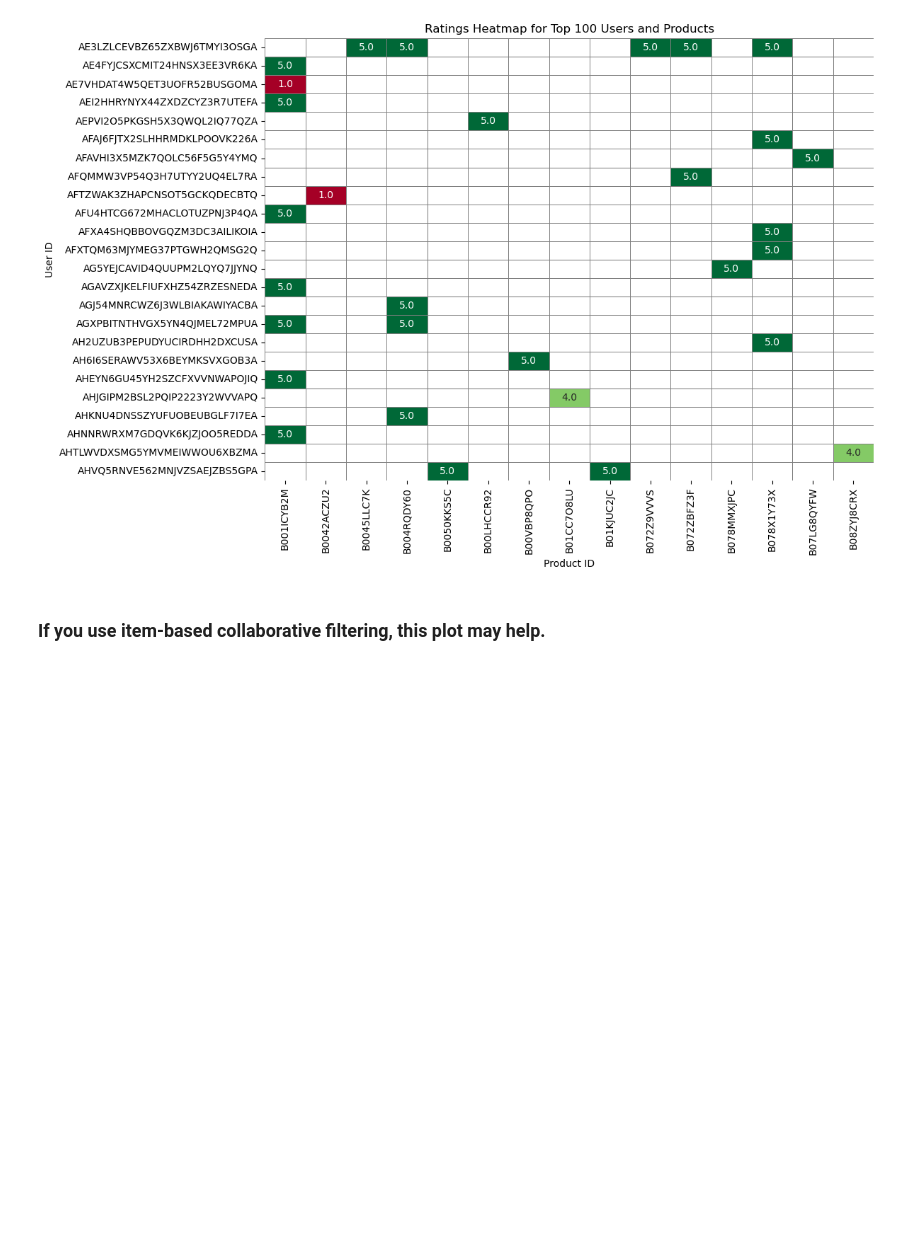
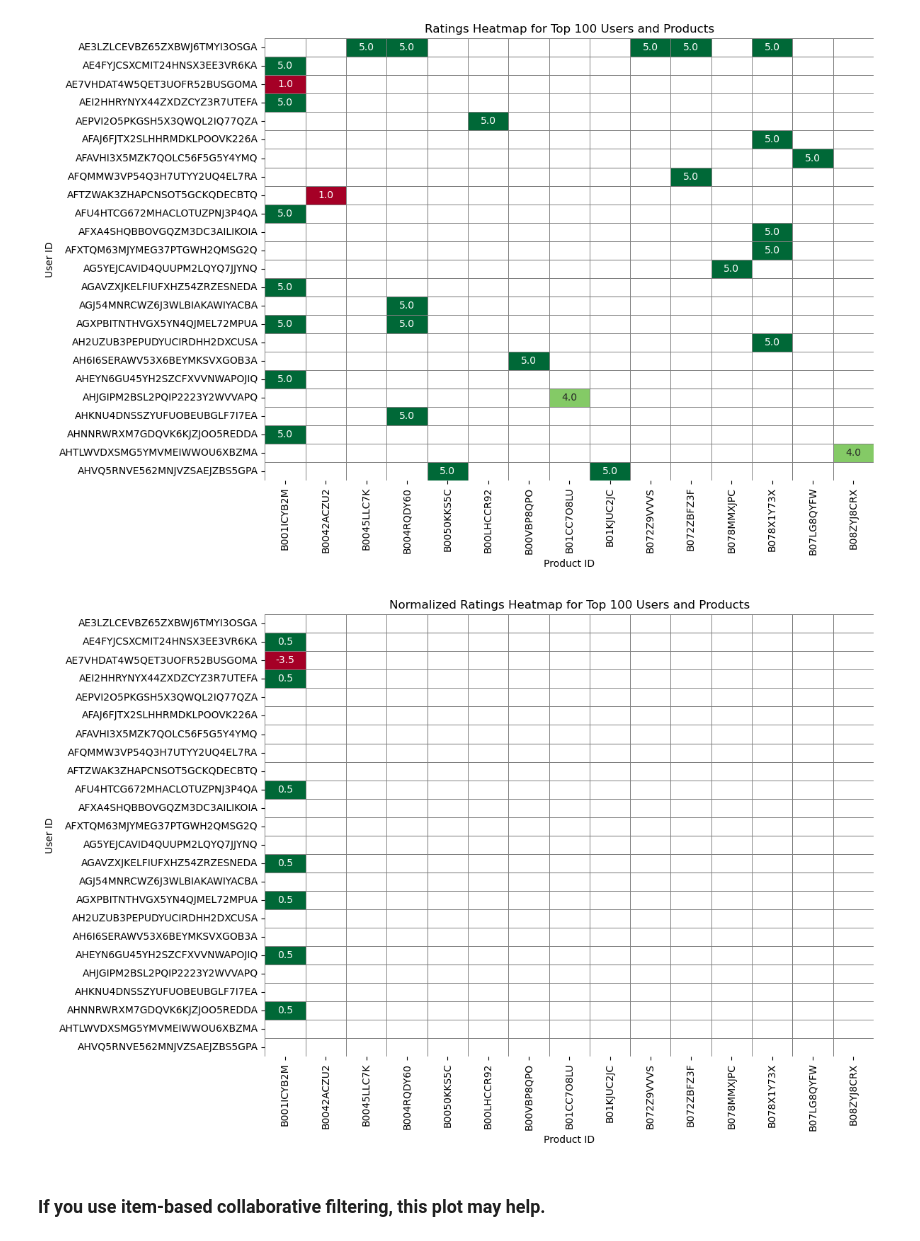
Before and after one commit to Currybon30/COMP262-NLP, a Jupyter notebook: phase2/explore.ipynb, the cells around one changed output. Cells and saved outputs as stored; diff of their text form; code cells hidden in the pictures; blank space fills up the shorter version.

```diff
--- a/phase2/explore.ipynb
+++ b/phase2/explore.ipynb
@@ -269,3 +271,39 @@ plt.show()
+# %%
+# Plot normalized ratings (each item minus its average), but not calculate if the cell is 0
+def normalize_items_keep_zeros(df):
+    # Work only with numeric columns
+    numeric_df = df.select_dtypes(include=[np.number]).copy()
+
+    for col in numeric_df.columns:
+        nonzero_vals = numeric_df[col][numeric_df[col] != 0]
+        mean_val = nonzero_vals.mean()
+        numeric_df[col] = numeric_df[col].apply(lambda x: x - mean_val if x != 0 else 0)
+
+    return numeric_df
+# %%
+normalized_ratings = normalize_items_keep_zeros(ratings_pivot)
+plt.figure(figsize=(12, 8))
+mask = normalized_ratings == 0
+
+sns.heatmap(
+    normalized_ratings,
+    cmap='RdYlGn',
+    annot=True,
+    fmt='.1f',
+    mask=mask,
+    linewidths=0.5,
+    linecolor='gray',
+    cbar=False,
+    square=False
+)
+plt.title('Normalized Ratings Heatmap for Top 100 Users and Products')
+plt.xlabel('Product ID')
+plt.ylabel('User ID')
+plt.xticks(rotation=90)
+plt.tight_layout()
+plt.show()
+# %% [output]
+[figure, added]
 # %% [markdown]
 ### If you use item-based collaborative filtering, this plot may help.
 # %%
```
Also changed, not shown: parts of 1 cell of this notebook.
